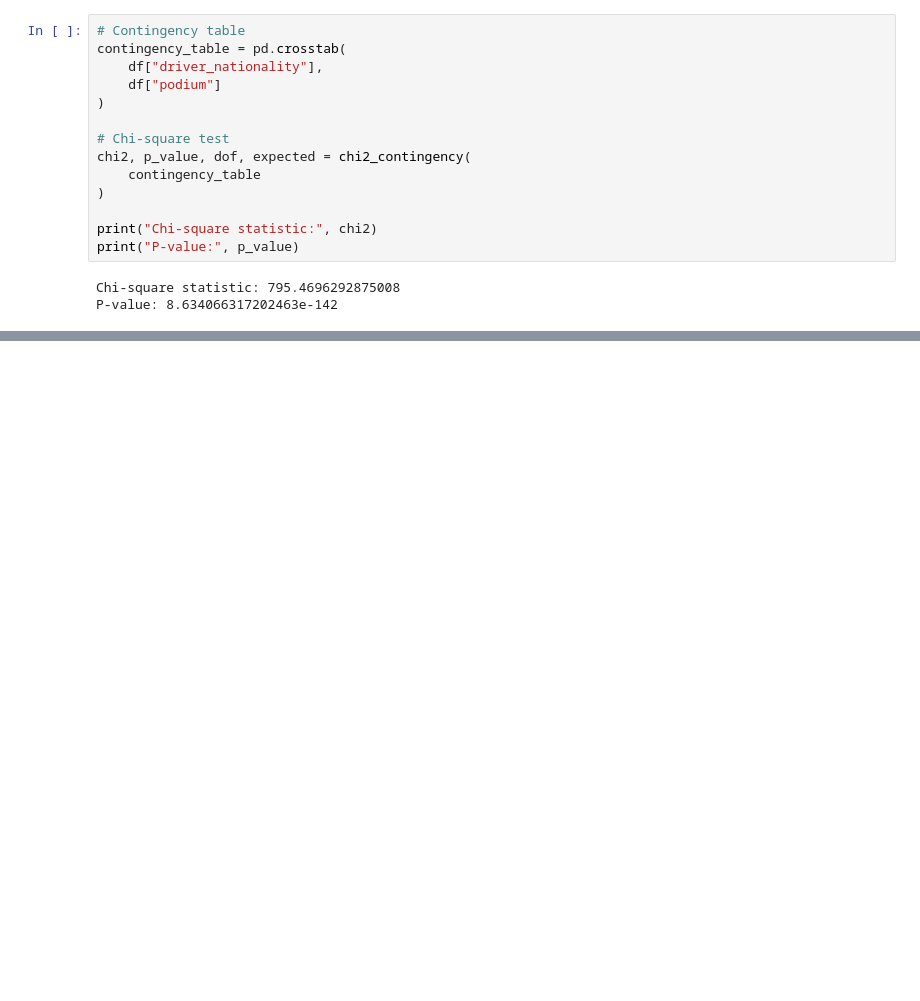
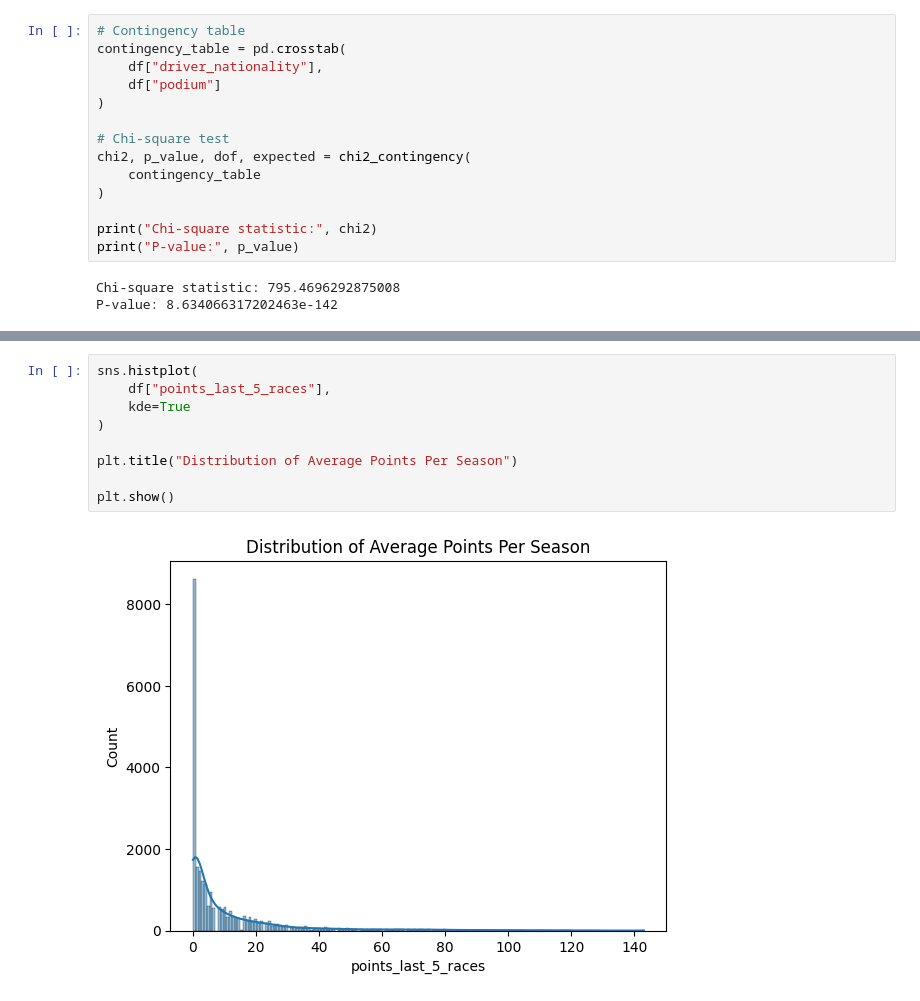
Before and after one commit to andersjohnsennn/F1-project, a Jupyter notebook: notebooks/04_classification_podium.ipynb, the cells around one changed output, grey strips where cells are left out. Saved outputs shown, nothing was run; the diff lists cells and outputs as text; blank space fills up the shorter version.

```diff
--- a/notebooks/04_classification_podium.ipynb
+++ b/notebooks/04_classification_podium.ipynb
@@ -289,0 +446,11 @@ P-value: 8.634066317202463e-142
+# %%
+sns.histplot(
+    df["points_last_5_races"],
+    kde=True
+)
+
+plt.title("Distribution of Average Points Per Season")
+
+plt.show()
+# %% [output]
+[figure, added]
```
Also changed, not shown: parts of 19 cells of this notebook, 2 other files.
